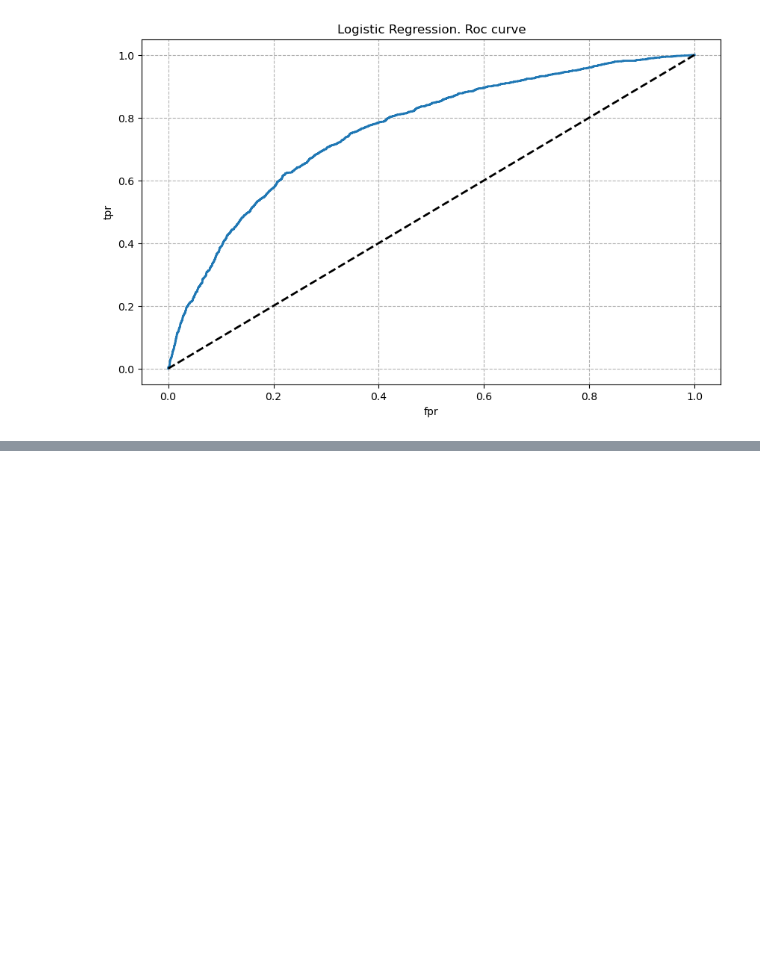
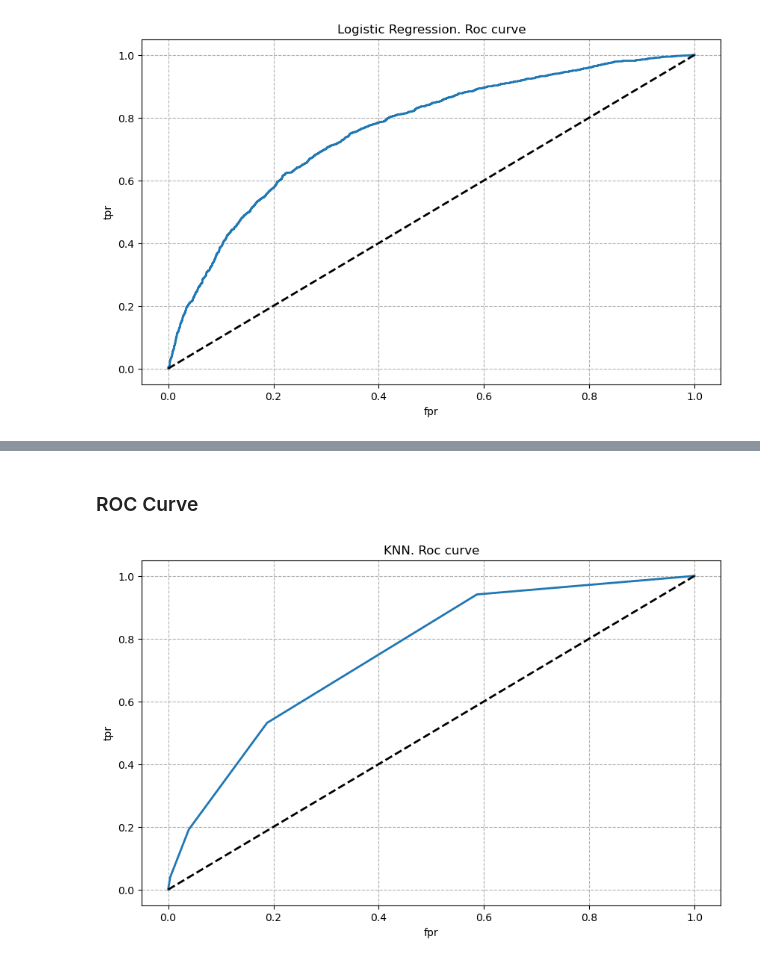
Before and after one commit to Guillaume-melis/Machine_Learning_S1, a Jupyter notebook: Final Project/MAL_final_evaluation.ipynb, the cells around one changed output, grey strips where cells are left out. Drawn from its saved outputs; the diff is of its cells as text; code cells hidden in the pictures; blank space fills up the shorter version.

```diff
--- a/Final Project/MAL_final_evaluation.ipynb
+++ b/Final Project/MAL_final_evaluation.ipynb
@@ -595,0 +677,14 @@ plt.show()
+# %% [markdown]
+### ROC Curve
+# %%
+y_proba= knn.predict_proba(X)[:,1]
+fpr, tpr, thresholds= roc_curve(y, y_proba)
+figure= plt.figure(figsize=(10,6))
+plt.plot(fpr,tpr, linewidth= 2)
+plt.title('KNN. Roc curve')
+plt.xlabel('fpr');plt.ylabel('tpr')
+plt.plot(tpr,tpr,"k--", linewidth= 2)
+plt.grid(linestyle= 'dashed')
+plt.show()
+# %% [output]
+[figure, added]
```
Also changed, not shown: parts of 13 cells of this notebook.
